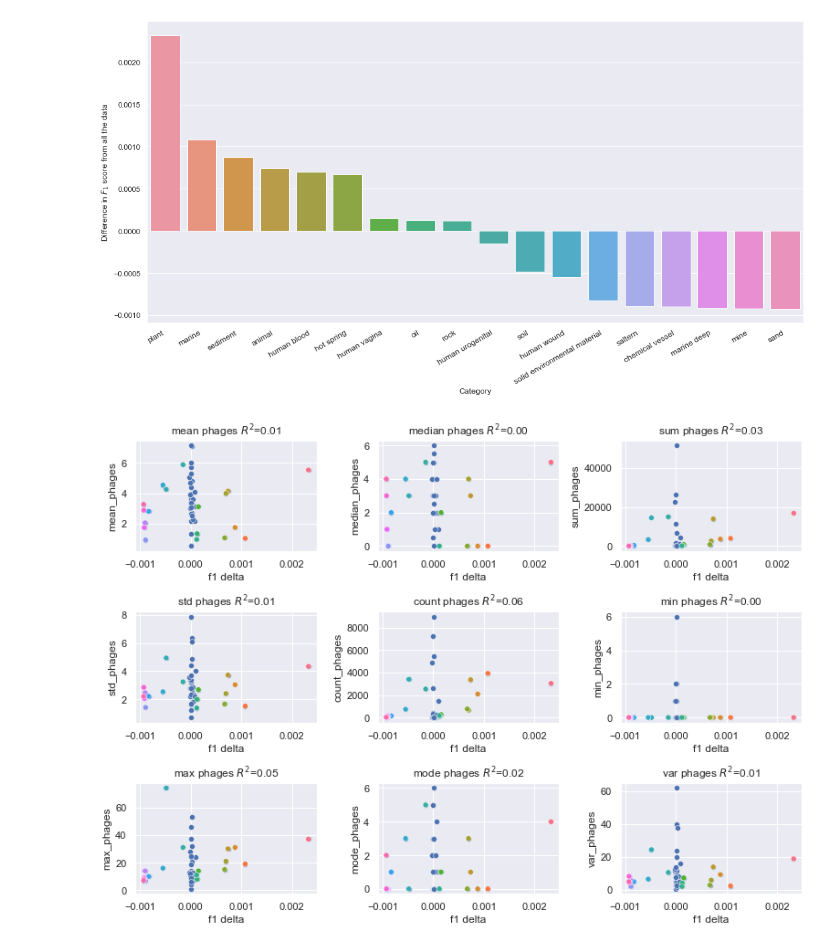
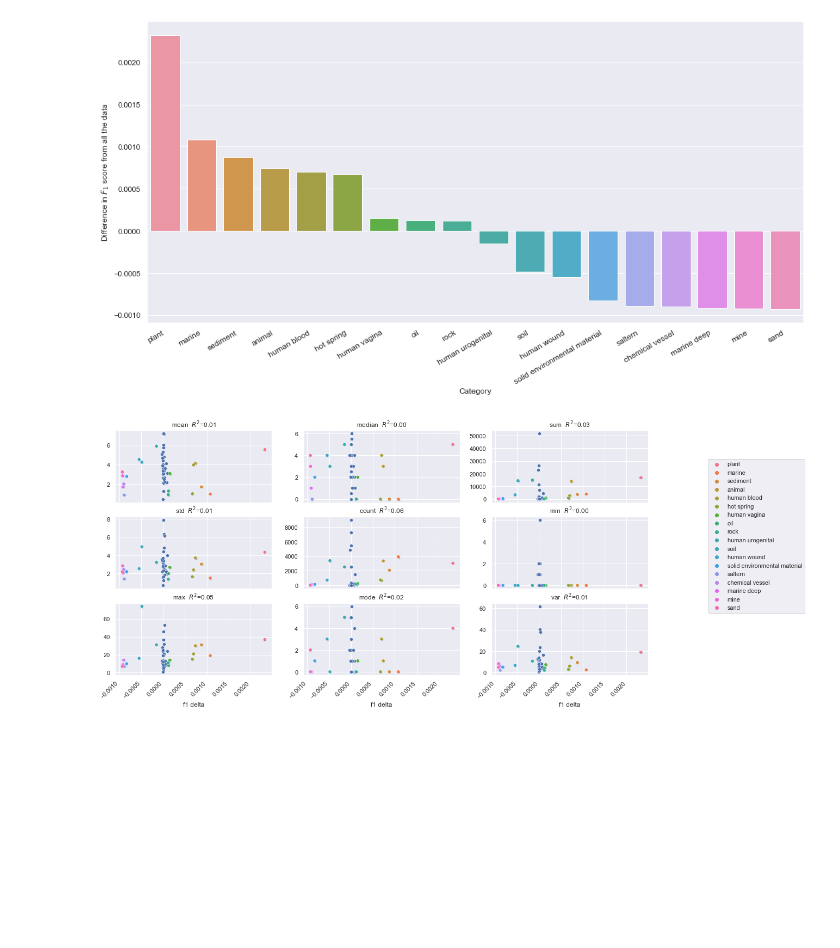
Before and after one commit to linsalrob/PhispyAnalysis, a Jupyter notebook: DataAnalysis/CountryLOO.ipynb, the cells around one changed output. Cells and saved outputs as stored; diff of their text form; code cells hidden in the pictures; blank space fills up the shorter version.

```diff
--- a/DataAnalysis/CountryLOO.ipynb
+++ b/DataAnalysis/CountryLOO.ipynb
@@ -340,7 +334,7 @@ model = LinearRegression()
 datalen = len(iclogo['f1 delta'])
 x = iclogo['f1 delta'].fillna(0).values.reshape(datalen, 1)
 
-fig, ax = plt.subplots(nrows=3, ncols=3, figsize=(11, 8))
+fig, ax = plt.subplots(nrows=3, ncols=3, figsize=(11, 8), sharex=True)
 
 for i in 0,1,2:
     for j in 0,1,2:
@@ -348,16 +342,12 @@ for i in 0,1,2:
         m = model.fit(x, y)
         bx = sns.scatterplot(x='f1 delta', y=cols[i][j], data=iclogo, ax=ax[i][j])
         bx2 =  sns.scatterplot(x='f1 delta', y=cols[i][j], data=iclogotop, ax=ax[i][j], hue='Country')
-        if 2==i and 0==j:
-            # handles, labels = bx2.get_legend_handles_labels()
-            plt.legend(bbox_to_anchor=(1.05, 1), borderaxespad=0.)
         bx2.get_legend().remove()
-        bx.set_title(f"{cols[i][j].replace('_', ' ')} $R^2$={m.score(x,y):.2f}")
-#
+        bx.set_title(f"{cols[i][j].replace('_phages', ' ')} $R^2$={m.score(x,y):.2f}")
 
-#fig.legend(handles, labels, loc='upper center')
-#l = plt.legend(bbox_to_anchor=(1.05, 1), loc=2, borderaxespad=0.)
-#l = plt.legend(bbox_to_anchor=(1.05, 1), borderaxespad=0.)
-#
-#plt.tight_layout()
+l = plt.legend(bbox_to_anchor=(0,0,2.5,3), borderaxespad=0., ncol=2)
+for i in 0, 1, 2:
+    l = plt.setp(ax[2][i].get_xticklabels(), rotation=45, horizontalalignment='right')
+
+fig.savefig('images/country_importance_why.svg')
 # %% [output]
@@ -436,25 +407,34 @@ plt.show()
 # %%
 cols = [
         ['mean_phages', 'median_phages', 'sum_phages'],
         ['std_phages', 'count_phages', 'min_phages'],
         ['max_phages', 'mode_phages', 'var_phages']
 ]
 
 model = LinearRegression()
 
 datalen = len(iccatgo['f1 delta'])
 x = iccatgo['f1 delta'].fillna(0).values.reshape(datalen, 1)
 
-fig, ax = plt.subplots(nrows=3, ncols=3, figsize=(11, 8))
+#fig, ax = plt.subplots(nrows=3, ncols=3, figsize=(20, 20), sharex=True)
+fig, ax = plt.subplots(nrows=3, ncols=3, sharex=True)
 
 for i in 0,1,2:
     for j in 0,1,2:
         y = iccatgo[cols[i][j]].fillna(0).values.reshape(datalen, 1)
         m = model.fit(x, y)
         bx = sns.scatterplot(x='f1 delta', y=cols[i][j], data=iccatgo, ax=ax[i][j])
-        bx = sns.scatterplot(x='f1 delta', y=cols[i][j], data=iccatgotop, ax=ax[i][j], hue='Category', legend=False)
-        bx.set_title(f"{cols[i][j].replace('_', ' ')} $R^2$={m.score(x,y):.2f}")
+        bx2 = sns.scatterplot(x='f1 delta', y=cols[i][j], data=iccatgotop, ax=ax[i][j], hue='Category')
+        bx2.get_legend().remove()
+        bx.set_ylabel("")
+        bx2.set_ylabel("")
+        bx.set_title(f"{cols[i][j].replace('_phages', ' ')} $R^2$={m.score(x,y):.2f}")
 
-plt.tight_layout()
+
+l = plt.legend(bbox_to_anchor=(0,0,2,3), borderaxespad=0., ncol=1)
+for i in 0, 1, 2:
+    l = plt.setp(ax[2][i].get_xticklabels(), rotation=45, horizontalalignment='right')
+#plt.tight_layout()
+fig.savefig('images/catergory_importance_why.svg')
 # %% [output]
-[figure, old version]
+[figure, new version]
```
Also changed, not shown: parts of 11 cells of this notebook, 2 other files.
